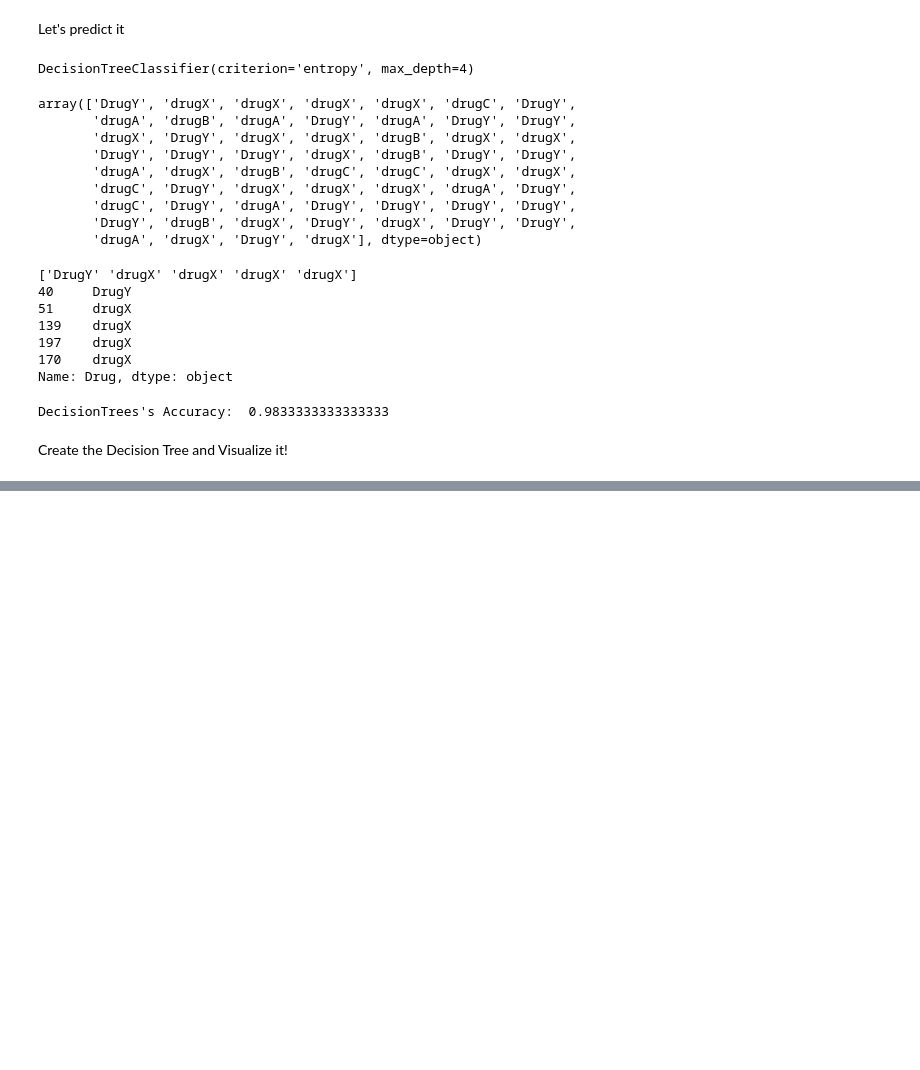
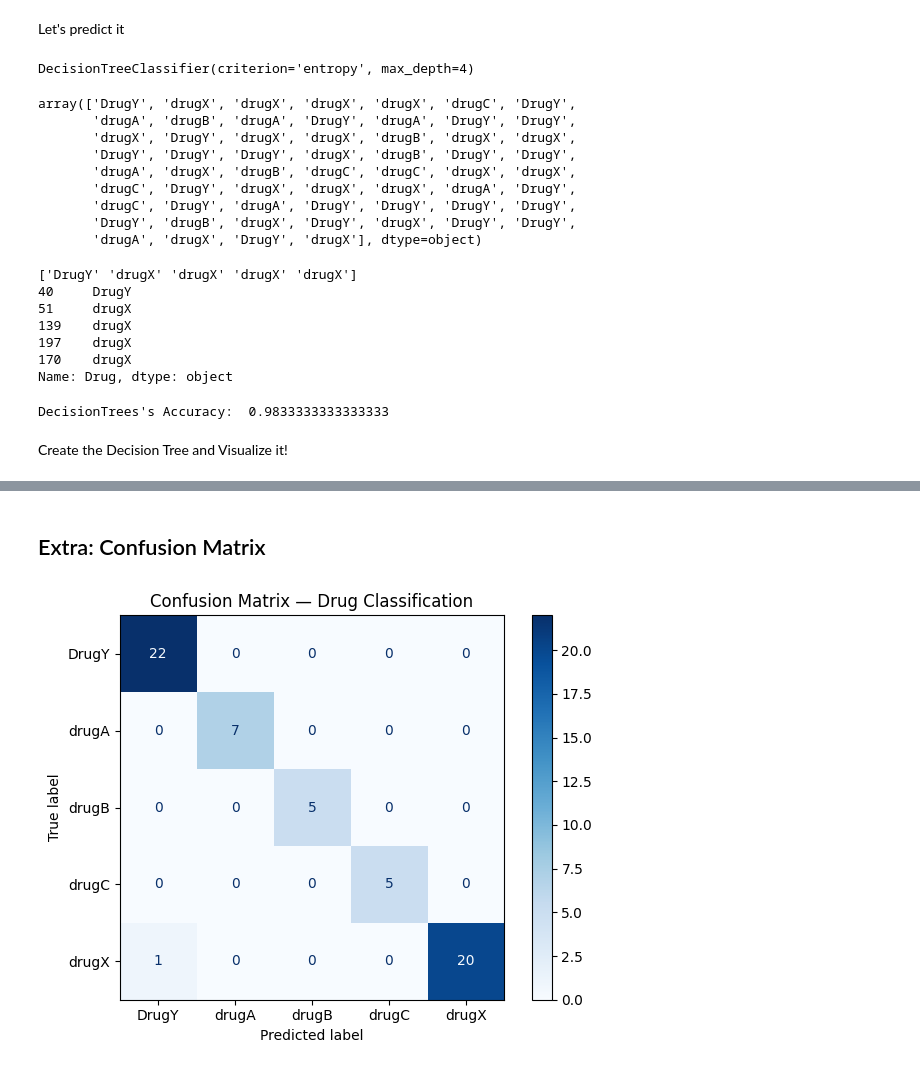
Before and after one commit to nirvana644/IATD-Machine-Learning-Algorithms, a Jupyter notebook: week_3_decision_tree_2_classification.ipynb, the cells around one changed output, grey strips where cells are left out. Saved outputs shown, nothing was run; the diff lists cells and outputs as text; code cells hidden in the pictures; blank space fills up the shorter version.

```diff
--- a/week_3_decision_tree_2_classification.ipynb
+++ b/week_3_decision_tree_2_classification.ipynb
@@ -193,0 +236,19 @@ tree.plot_tree(Tree,filled=True,
+# %% [markdown]
+## Extra: Confusion Matrix
+# %%
+from sklearn.metrics import confusion_matrix, ConfusionMatrixDisplay
+
+# Use the same drug class order for the matrix and its axis labels.
+labels = Tree.classes_
+cm = confusion_matrix(y_test, pred, labels=labels)
+
+ConfusionMatrixDisplay(
+    confusion_matrix=cm,
+    display_labels=labels,
+).plot(cmap="Blues", values_format="d")
+
+plt.title("Confusion Matrix — Drug Classification")
+plt.tight_layout()
+plt.show()
+# %% [output]
+[figure, added]
```
Also changed, not shown: parts of 13 cells of this notebook, 1 other file.
